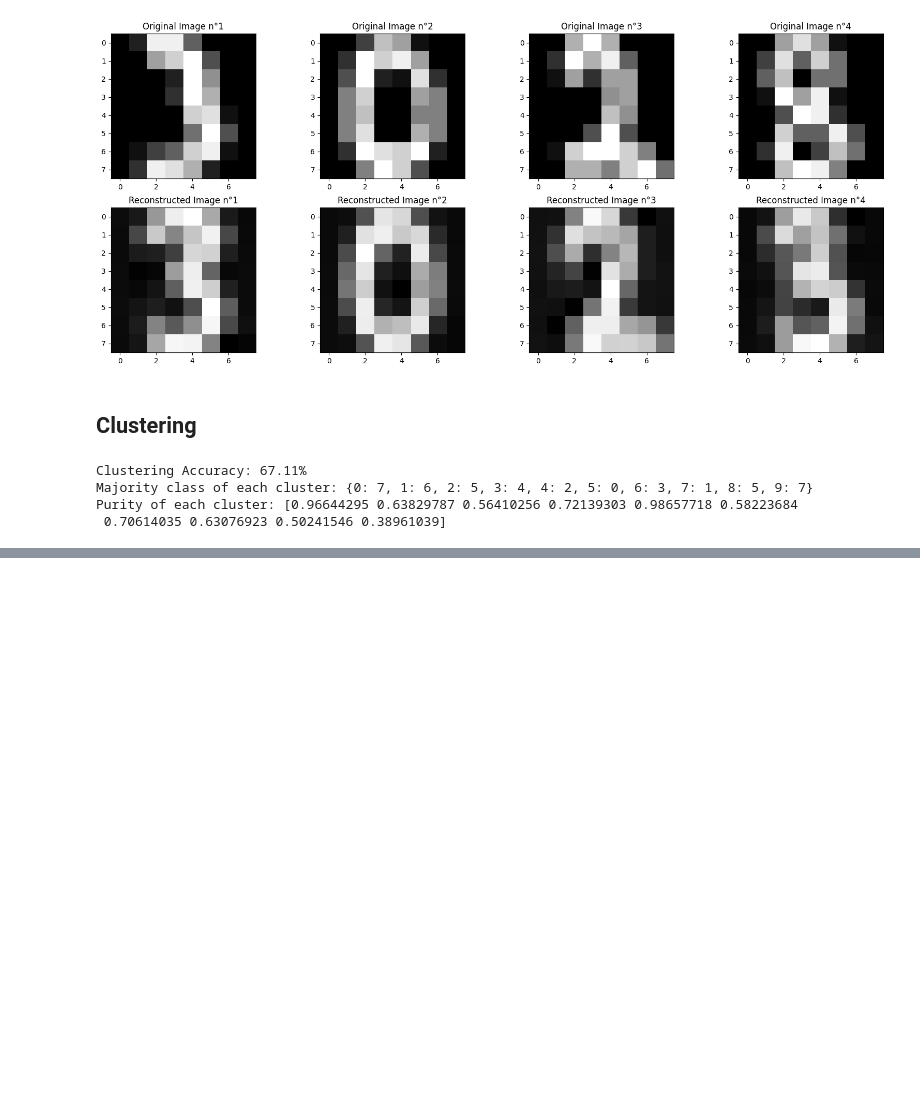
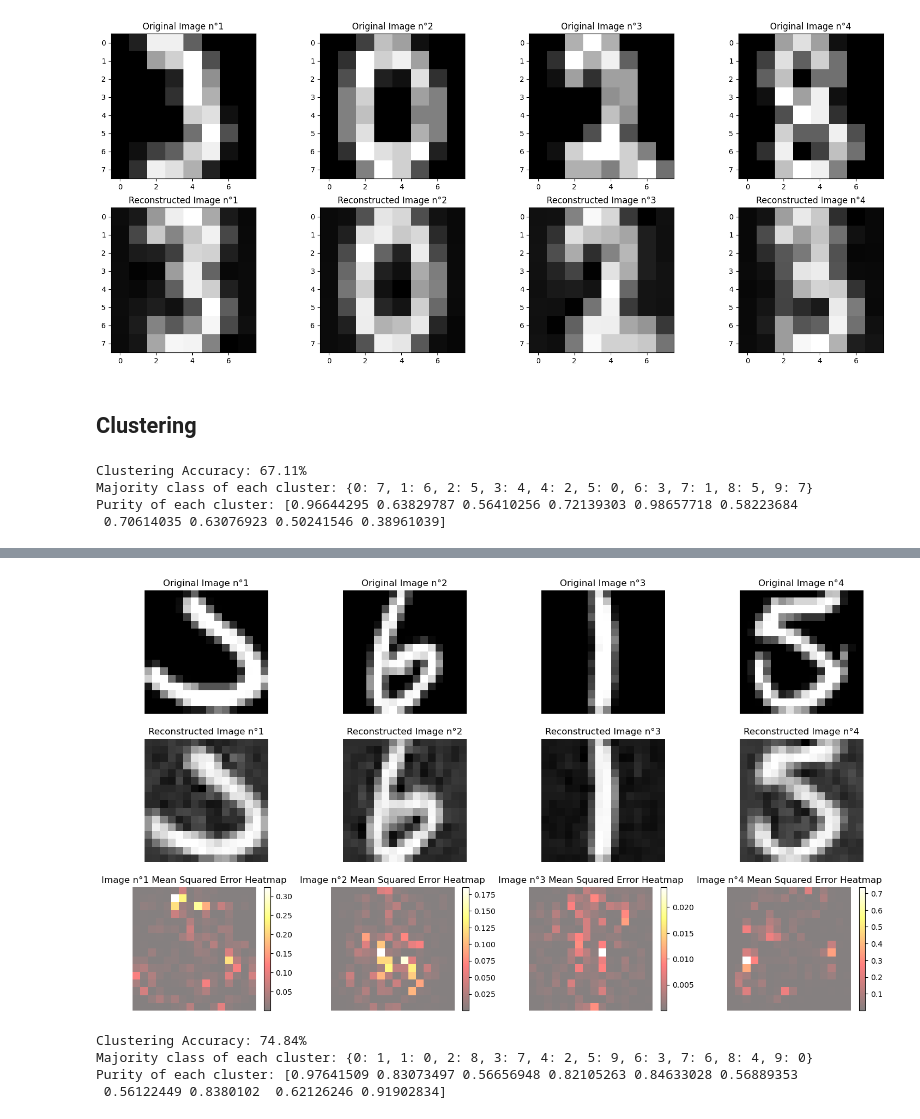
Before and after one commit to Ethan2541/Neural-Network-Library, a Jupyter notebook: experiments/clustering.ipynb, the cells around one changed output, grey strips where cells are left out. Drawn from its saved outputs; the diff is of its cells as text; code cells hidden in the pictures; blank space fills up the shorter version.

```diff
--- a/experiments/clustering.ipynb
+++ b/experiments/clustering.ipynb
@@ -222,0 +257,41 @@ Purity of each cluster: [0.96644295 0.63829787 0.56410256 0.72139303 0.98657718
+# %%
+n_images = 8
+subplots_size = n_images//2
+
+random_indexes = np.random.choice(range(X_test.shape[0]), subplots_size, replace=False)
+original_images = X_test[random_indexes]
+reconstructed_images = best_model(original_images)
+
+plt.subplots(3, 4, figsize=(18, 10))
+for i in range(subplots_size):
+    plt.subplot(3, 4, i+1)
+    plt.title(f"Original Image n°{i+1}")
+    plt.axis('off')
+    plt.imshow(original_images[i].reshape(16,16), cmap='gray')
+    plt.subplot(3, 4, i+5)
+    plt.title(f"Reconstructed Image n°{i+1}")
+    plt.axis('off')
+    plt.imshow(reconstructed_images[i].reshape(16,16), cmap='gray')
+    plt.subplot(3, 4, i+9)
+    mse_images = (original_images[i] - reconstructed_images[i])**2
+    heatmap_data = mse_images.reshape(16, 16)
+    heatmap = plt.imshow(heatmap_data, cmap='hot', alpha=0.5)
+    plt.colorbar(heatmap)
+    plt.title(f'Image n°{i+1} Mean Squared Error Heatmap')
+    plt.axis('off')
+# %% [output]
+[figure, added]
+# %%
+labels = cluster_latent_representation(best_model, X)
+accuracy = clustering_accuracy(y, labels)
+clusters_classes = clusters_majority_class(y, labels)
+clusters_purities = clusters_purity(y, labels)
+
+print(f"Clustering Accuracy: {accuracy*100:.2f}%")
+print(f"Majority class of each cluster: {clusters_classes}")
+print(f"Purity of each cluster: {clusters_purities}")
+# %% [output]
+Clustering Accuracy: 74.84%
+Majority class of each cluster: {0: 1, 1: 0, 2: 8, 3: 7, 4: 2, 5: 9, 6: 3, 7: 6, 8: 4, 9: 0}
+Purity of each cluster: [0.97641509 0.83073497 0.56656948 0.82105263 0.84633028 0.56889353
+ 0.56122449 0.8380102  0.62126246 0.91902834]
```
Also changed, not shown: parts of 7 cells of this notebook, 2 other files.
